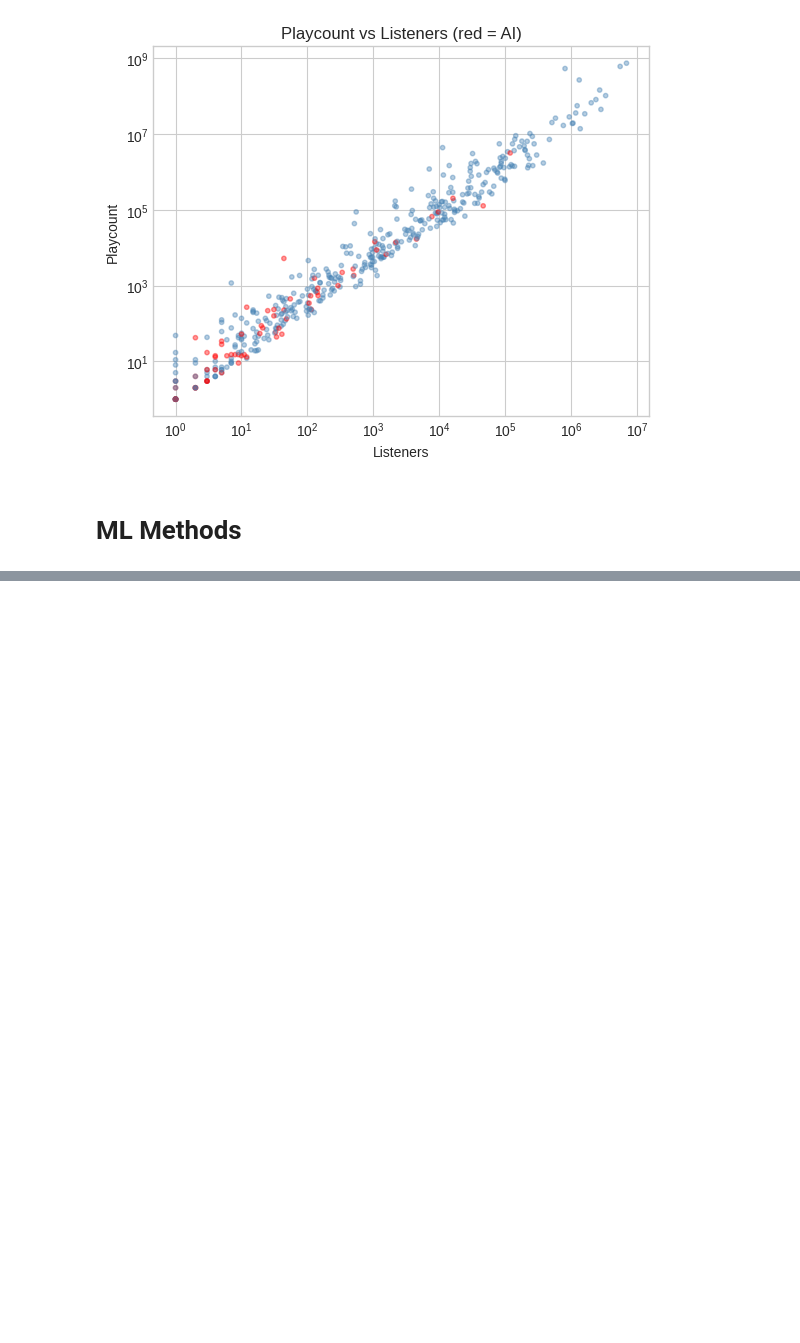
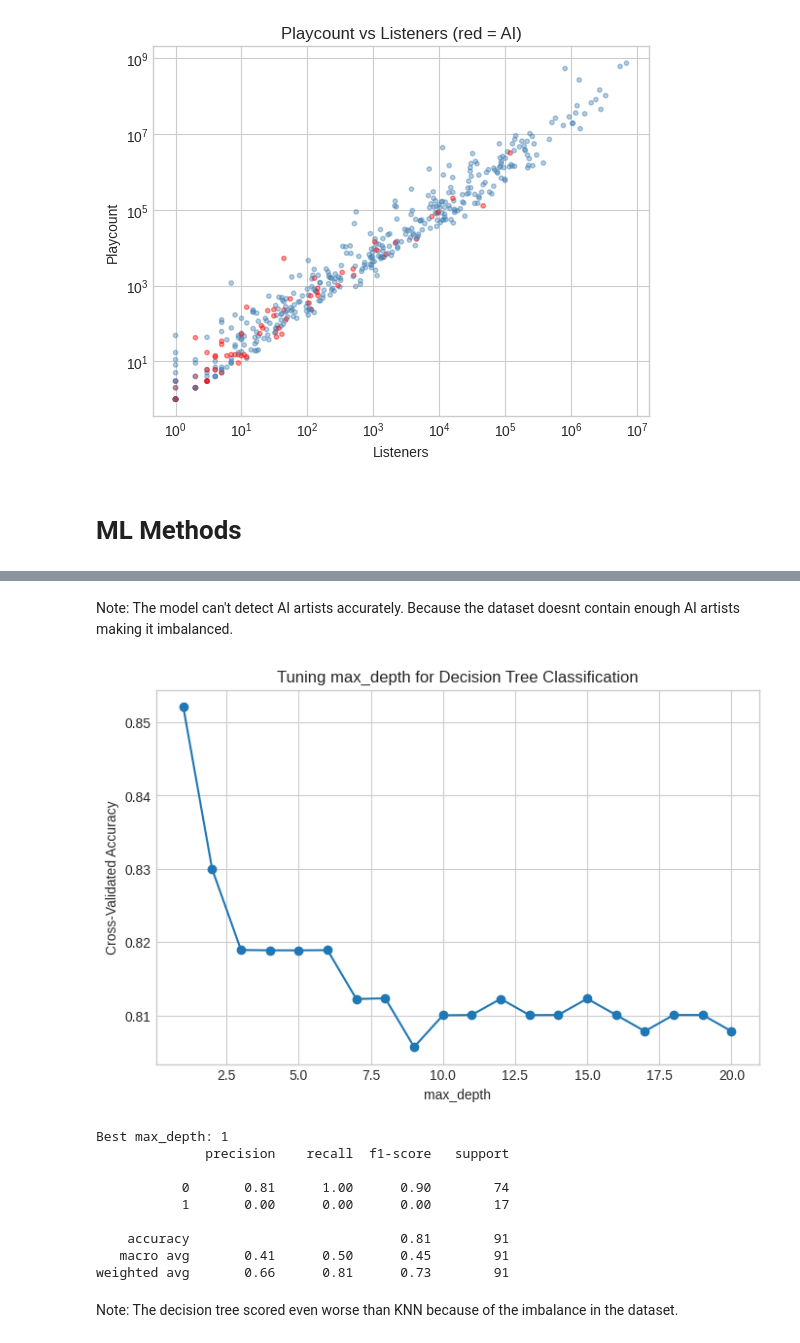
Before and after one commit to pelinumur-maker/dsa210-project-cranberry, a Jupyter notebook: dsa_eda.ipynb, the cells around one changed output, grey strips where cells are left out. Drawn from its saved outputs; the diff is of its cells as text; code cells hidden in the pictures; blank space fills up the shorter version.

```diff
--- a/dsa_eda.ipynb
+++ b/dsa_eda.ipynb
@@ -327,0 +348,60 @@ Best k: 11
+# %% [markdown]
+Note: The model can't detect AI artists accurately. Because the dataset doesnt contain enough AI artists making it imbalanced.
+# %%
+"""Decision Tree"""
+
+# Used the code from week 9 recitation
+
+from sklearn.tree import DecisionTreeClassifier
+from sklearn.model_selection import cross_val_score, train_test_split
+from sklearn.metrics import classification_report
+import numpy as np
+import matplotlib.pyplot as plt
+
+
+
+depths = list(range(1, 21))
+cv_scores = []
+
+
+
+for d in depths:
+    tree = DecisionTreeClassifier(max_depth=d, random_state=1)
+    scores = cross_val_score(tree, X_clf, y_clf, cv=5, scoring='accuracy')
+    cv_scores.append(scores.mean())
+
+plt.figure(figsize=(8, 5))
+plt.plot(depths, cv_scores, marker='o')
+plt.xlabel("max_depth")
+plt.ylabel("Cross-Validated Accuracy")
+plt.title("Tuning max_depth for Decision Tree Classification")
+plt.grid(True)
+plt.show()
+
+best_depth = depths[np.argmax(cv_scores)]
+print(f"Best max_depth: {best_depth}")
+
+
+
+
+#Used code from Claude with the prompt "integrate a classification report"
+
+X_train, X_test, y_train, y_test = train_test_split(X_clf, y_clf, test_size=0.2, random_state=42)
+final_tree = DecisionTreeClassifier(max_depth=best_depth, random_state=1)
+final_tree.fit(X_train, y_train)
+y_pred = final_tree.predict(X_test)
+
+print(classification_report(y_test, y_pred))
+# %% [output]
+[figure, added]
+Best max_depth: 1
+              precision    recall  f1-score   support
+
+           0       0.81      1.00      0.90        74
+           1       0.00      0.00      0.00        17
+
+    accuracy                           0.81        91
+   macro avg       0.41      0.50      0.45        91
+weighted avg       0.66      0.81      0.73        91
+# %% [markdown]
+Note: The decision tree scored even worse than KNN because of the imbalance in the dataset.
```
Also changed, not shown: parts of 8 cells of this notebook.
